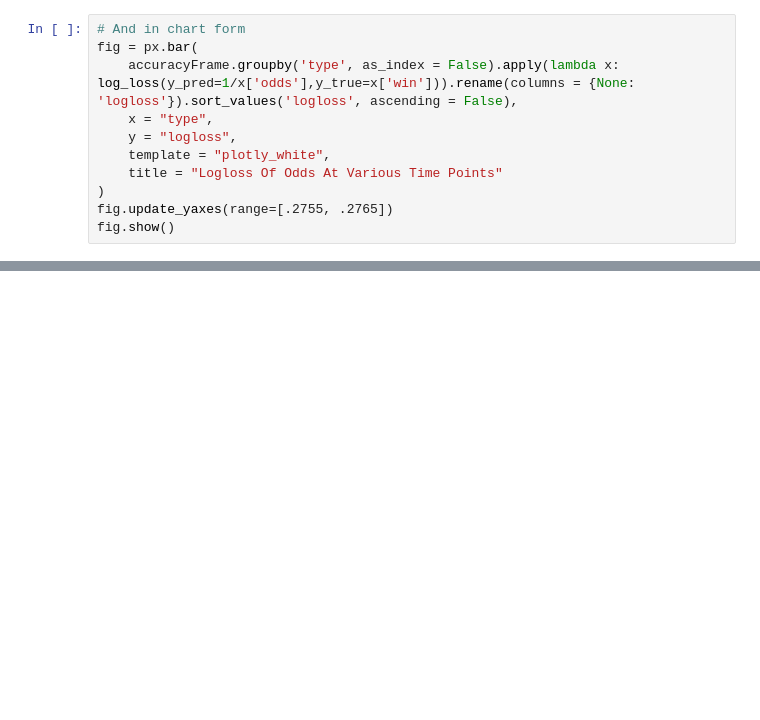
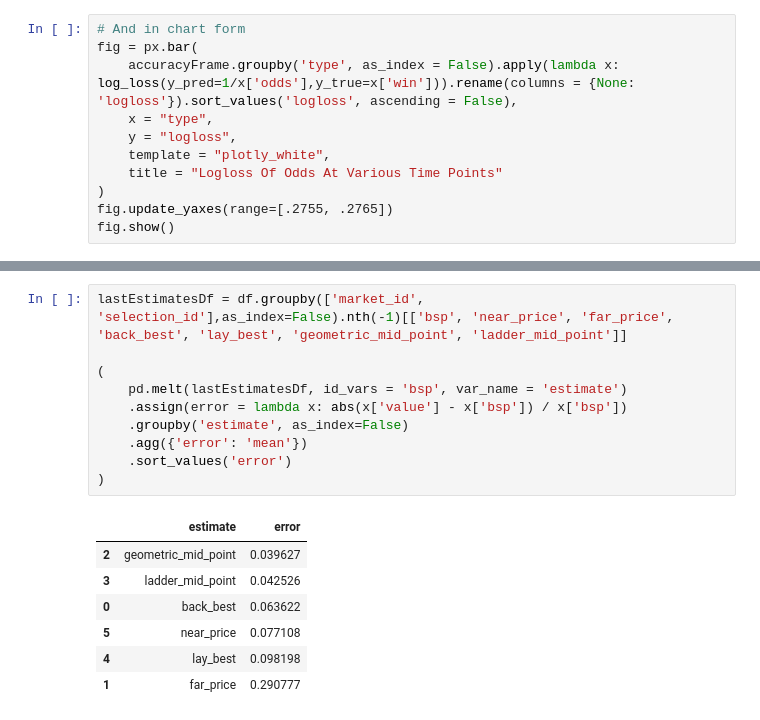
Before and after one commit to TMBish/bfStreamTutorials, a Jupyter notebook: 04-bsp/03-article/bsp.ipynb, the cells around one changed output, grey strips where cells are left out. Drawn from its saved outputs; the diff is of its cells as text; blank space fills up the shorter version.

```diff
--- a/04-bsp/03-article/bsp.ipynb
+++ b/04-bsp/03-article/bsp.ipynb
@@ -743,0 +824,18 @@ Now this is a cool graph. This is exactly like we would have intiuited. The mark
+# %%
+lastEstimatesDf = df.groupby(['market_id', 'selection_id'],as_index=False).nth(-1)[['bsp', 'near_price', 'far_price', 'back_best', 'lay_best', 'geometric_mid_point', 'ladder_mid_point']]
+
+(
+    pd.melt(lastEstimatesDf, id_vars = 'bsp', var_name = 'estimate')
+    .assign(error = lambda x: abs(x['value'] - x['bsp']) / x['bsp'])
+    .groupby('estimate', as_index=False)
+    .agg({'error': 'mean'})
+    .sort_values('error')
+)
+# %% [output]
+|  | estimate | error |
+| 2 | geometric_mid_point | 0.039627 |
+| 3 | ladder_mid_point | 0.042526 |
+| 0 | back_best | 0.063622 |
+| 5 | near_price | 0.077108 |
+| 4 | lay_best | 0.098198 |
+| 1 | far_price | 0.290777 |
```
Also changed, not shown: parts of 18 cells of this notebook.
